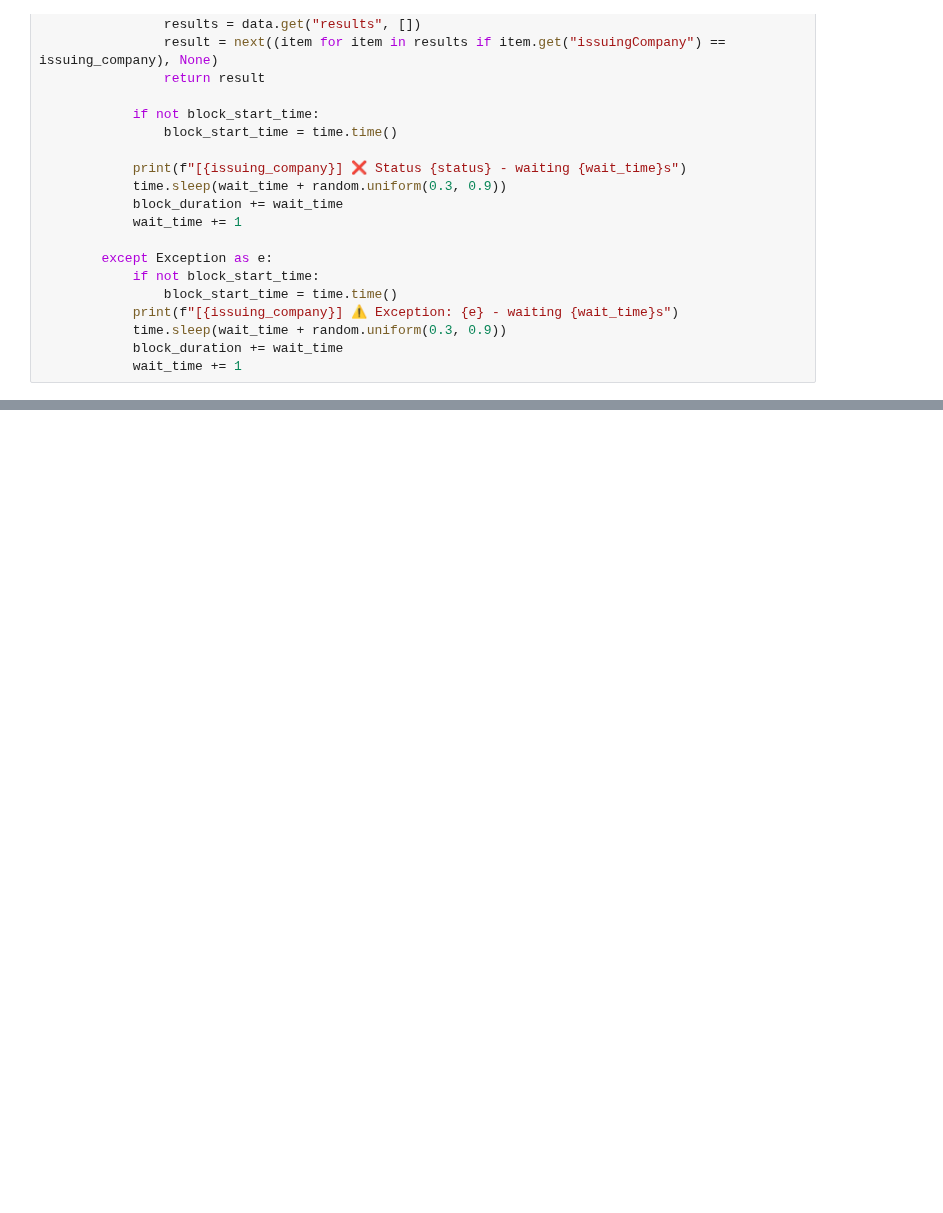
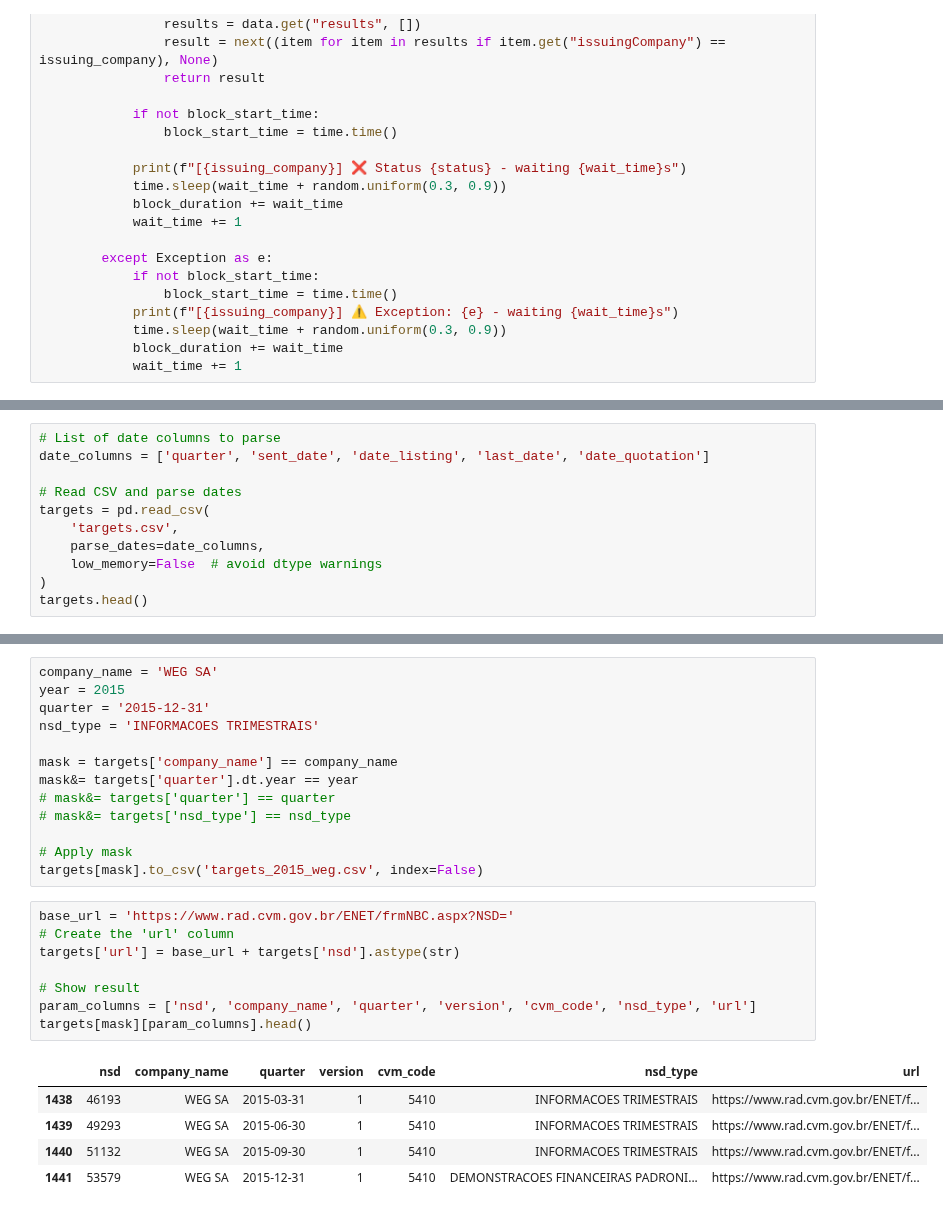
Before and after one commit to faustostangler/FLY_OLD, a Jupyter notebook: playground.ipynb, the cells around one changed output, grey strips where cells are left out. Drawn from its saved outputs; the diff is of its cells as text; blank space fills up the shorter version.

```diff
--- a/playground.ipynb
+++ b/playground.ipynb
@@ -1500,0 +486,11 @@ df
+# %%
+# List of date columns to parse
+date_columns = ['quarter', 'sent_date', 'date_listing', 'last_date', 'date_quotation']
+
+# Read CSV and parse dates
+targets = pd.read_csv(
+    'targets.csv',
+    parse_dates=date_columns,
+    low_memory=False  # avoid dtype warnings
+)
+targets.head()
@@ -1500,0 +505,27 @@ df
+# %%
+company_name = 'WEG SA'
+year = 2015
+quarter = '2015-12-31'
+nsd_type = 'INFORMACOES TRIMESTRAIS'
+
+mask = targets['company_name'] == company_name
+mask&= targets['quarter'].dt.year == year
+# mask&= targets['quarter'] == quarter
+# mask&= targets['nsd_type'] == nsd_type
+
+# Apply mask
+targets[mask].to_csv('targets_2015_weg.csv', index=False)
+# %%
+base_url = 'https://www.rad.cvm.gov.br/ENET/frmNBC.aspx?NSD='
+# Create the 'url' column
+targets['url'] = base_url + targets['nsd'].astype(str)
+
+# Show result
+param_columns = ['nsd', 'company_name', 'quarter', 'version', 'cvm_code', 'nsd_type', 'url']
+targets[mask][param_columns].head()
+# %% [output]
+|  | nsd | company_name | quarter | version | cvm_code | nsd_type | url |
+| 1438 | 46193 | WEG SA | 2015-03-31 | 1 | 5410 | INFORMACOES TRIMESTRAIS | https://www.rad.cvm.gov.br/ENET/f... |
+| 1439 | 49293 | WEG SA | 2015-06-30 | 1 | 5410 | INFORMACOES TRIMESTRAIS | https://www.rad.cvm.gov.br/ENET/f... |
+| 1440 | 51132 | WEG SA | 2015-09-30 | 1 | 5410 | INFORMACOES TRIMESTRAIS | https://www.rad.cvm.gov.br/ENET/f... |
+| 1441 | 53579 | WEG SA | 2015-12-31 | 1 | 5410 | DEMONSTRACOES FINANCEIRAS PADRONI... | https://www.rad.cvm.gov.br/ENET/f... |
```
Also changed, not shown: parts of 68 cells of this notebook, 7 other files.
